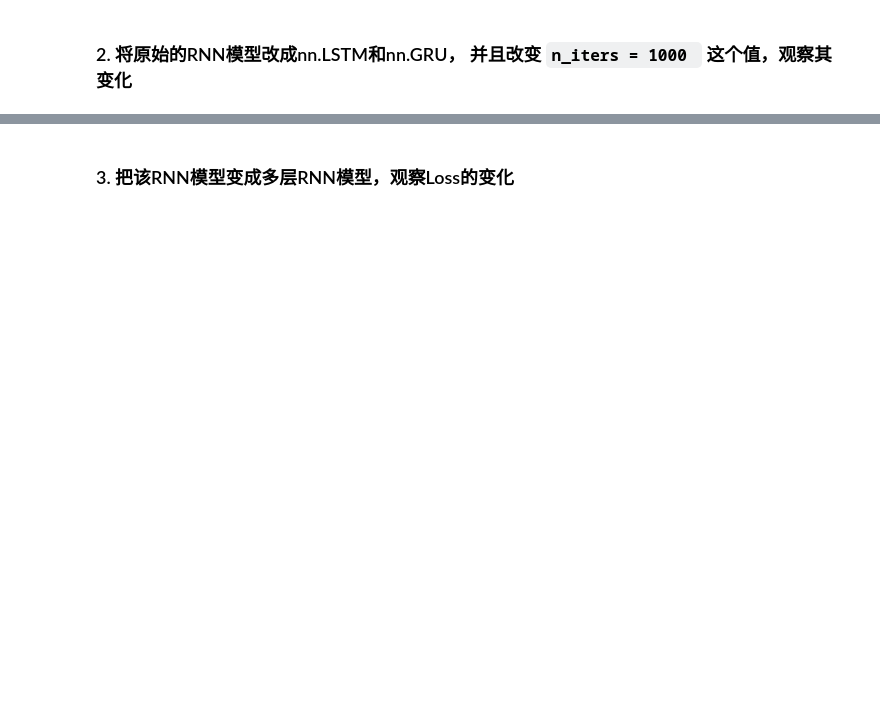
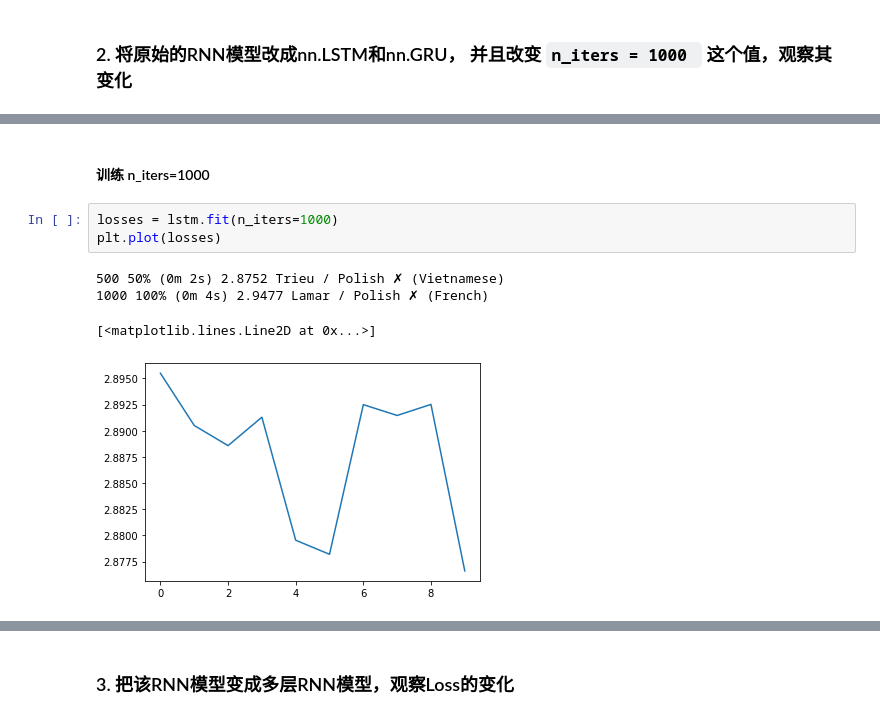
Before and after one commit to howling0/NLP_Assignments, a Jupyter notebook: w7/assignment-07-rnn.ipynb, the cells around one changed output, grey strips where cells are left out. Drawn from its saved outputs; the diff is of its cells as text; blank space fills up the shorter version.

```diff
--- a/w7/assignment-07-rnn.ipynb
+++ b/w7/assignment-07-rnn.ipynb
@@ -376,0 +688,10 @@ predict('Satoshi')
+# %% [markdown]
+#### 训练 n_iters=1000
+# %%
+losses = lstm.fit(n_iters=1000)
+plt.plot(losses)
+# %% [output]
+500 50% (0m 2s) 2.8752 Trieu / Polish ✗ (Vietnamese)
+1000 100% (0m 4s) 2.9477 Lamar / Polish ✗ (French)
+[<matplotlib.lines.Line2D at 0x...>]
+[figure, added]
```
Also changed, not shown: parts of 82 cells of this notebook, 1 other file.
